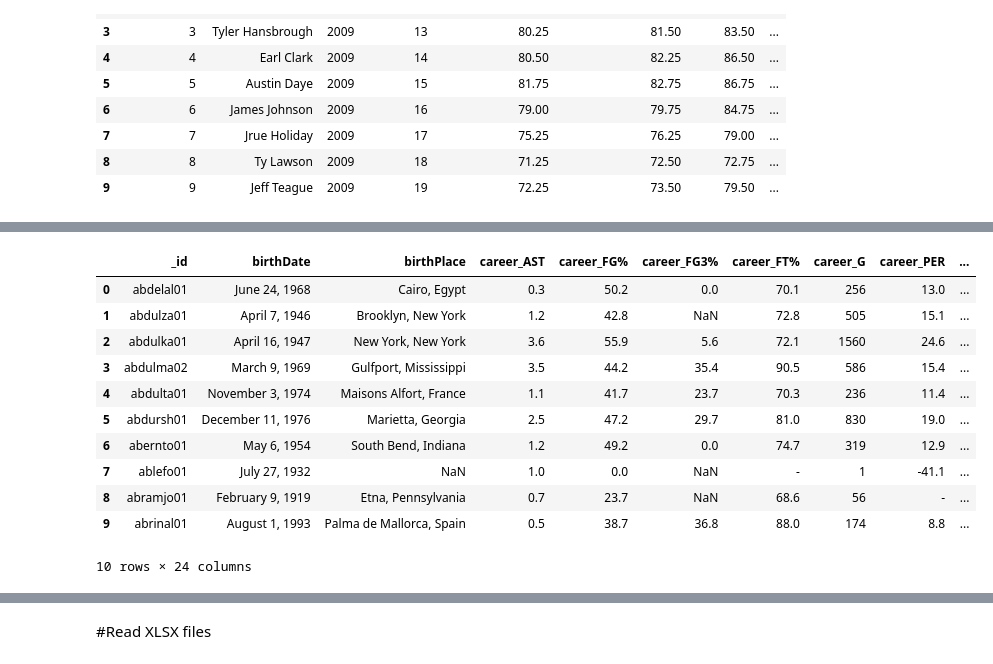
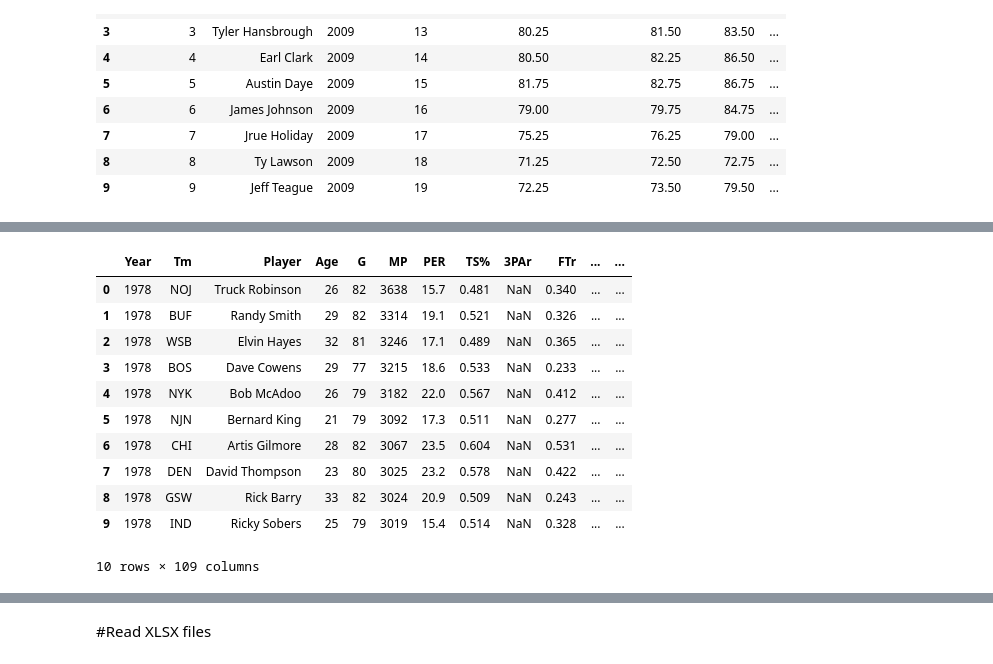
Before and after one commit to Xaviera8/datasci_1_loading, a Jupyter notebook: HHA507CLASS1.ipynb, the cells around one changed output, grey strips where cells are left out. Saved outputs shown, nothing was run; the diff lists cells and outputs as text; code cells hidden in the pictures.

```diff
--- a/HHA507CLASS1.ipynb
+++ b/HHA507CLASS1.ipynb
@@ -38,15 +39,17 @@ import pandas as pd
 #Insert Files
 # %%
 csvs = ['nba_draft_combine_all_years.csv',
-        'players.csv']
+        'NBA Season Data.csv']
 
-json_files = ['shoe prices.json',
-              'GCB2022v27_percapita_flat_metadata.json']
+json_files = ['pokeapi.co.json',
+              'rickandmortyapi.com.json',
+              'SP.POP.TOTL.json']
 
 xlsx_files = ['winter.xlsx',
               'sampledatafoodinfo.xlsx',
               'sampledatafoodsales.xlsx',
-              'sampledata.xlsx']
+              'SampleData.xlsx',
+              'winter.xlsx']
 # %% [markdown]
 #Read CSVs
 # %%
@@ -68,16 +85,16 @@ df1
 # %%
-df2 = pd.read_csv(csvs[1], nrows=10)
-df2
+csv2 = pd.read_csv(csvs[1], nrows=10)
+csv2
 # %% [output]
-|  | _id | birthDate | birthPlace | career_AST | career_FG% | career_FG3% | career_FT% | career_G | career_PER | ... |
-| 0 | abdelal01 | June 24, 1968 | Cairo, Egypt | 0.3 | 50.2 | 0.0 | 70.1 | 256 | 13.0 | ... |
-| 1 | abdulza01 | April 7, 1946 | Brooklyn, New York | 1.2 | 42.8 | NaN | 72.8 | 505 | 15.1 | ... |
-| 2 | abdulka01 | April 16, 1947 | New York, New York | 3.6 | 55.9 | 5.6 | 72.1 | 1560 | 24.6 | ... |
-| 3 | abdulma02 | March 9, 1969 | Gulfport, Mississippi | 3.5 | 44.2 | 35.4 | 90.5 | 586 | 15.4 | ... |
-| 4 | abdulta01 | November 3, 1974 | Maisons Alfort, France | 1.1 | 41.7 | 23.7 | 70.3 | 236 | 11.4 | ... |
-| 5 | abdursh01 | December 11, 1976 | Marietta, Georgia | 2.5 | 47.2 | 29.7 | 81.0 | 830 | 19.0 | ... |
-| 6 | abernto01 | May 6, 1954 | South Bend, Indiana | 1.2 | 49.2 | 0.0 | 74.7 | 319 | 12.9 | ... |
-| 7 | ablefo01 | July 27, 1932 | NaN | 1.0 | 0.0 | NaN | - | 1 | -41.1 | ... |
-| 8 | abramjo01 | February 9, 1919 | Etna, Pennsylvania | 0.7 | 23.7 | NaN | 68.6 | 56 | - | ... |
-| 9 | abrinal01 | August 1, 1993 | Palma de Mallorca, Spain | 0.5 | 38.7 | 36.8 | 88.0 | 174 | 8.8 | ... |
+|  | Year | Tm | Player | Age | G | MP | PER | TS% | 3PAr | FTr | ... | ... |
+| 0 | 1978 | NOJ | Truck Robinson | 26 | 82 | 3638 | 15.7 | 0.481 | NaN | 0.340 | ... | ... |
+| 1 | 1978 | BUF | Randy Smith | 29 | 82 | 3314 | 19.1 | 0.521 | NaN | 0.326 | ... | ... |
+| 2 | 1978 | WSB | Elvin Hayes | 32 | 81 | 3246 | 17.1 | 0.489 | NaN | 0.365 | ... | ... |
+| 3 | 1978 | BOS | Dave Cowens | 29 | 77 | 3215 | 18.6 | 0.533 | NaN | 0.233 | ... | ... |
+| 4 | 1978 | NYK | Bob McAdoo | 26 | 79 | 3182 | 22.0 | 0.567 | NaN | 0.412 | ... | ... |
+| 5 | 1978 | NJN | Bernard King | 21 | 79 | 3092 | 17.3 | 0.511 | NaN | 0.277 | ... | ... |
+| 6 | 1978 | CHI | Artis Gilmore | 28 | 82 | 3067 | 23.5 | 0.604 | NaN | 0.531 | ... | ... |
+| 7 | 1978 | DEN | David Thompson | 23 | 80 | 3025 | 23.2 | 0.578 | NaN | 0.422 | ... | ... |
+| 8 | 1978 | GSW | Rick Barry | 33 | 82 | 3024 | 20.9 | 0.509 | NaN | 0.243 | ... | ... |
+| 9 | 1978 | IND | Ricky Sobers | 25 | 79 | 3019 | 15.4 | 0.514 | NaN | 0.328 | ... | ... |
-10 rows × 24 columns
+10 rows × 109 columns
```
Also changed, not shown: parts of 15 cells of this notebook.
